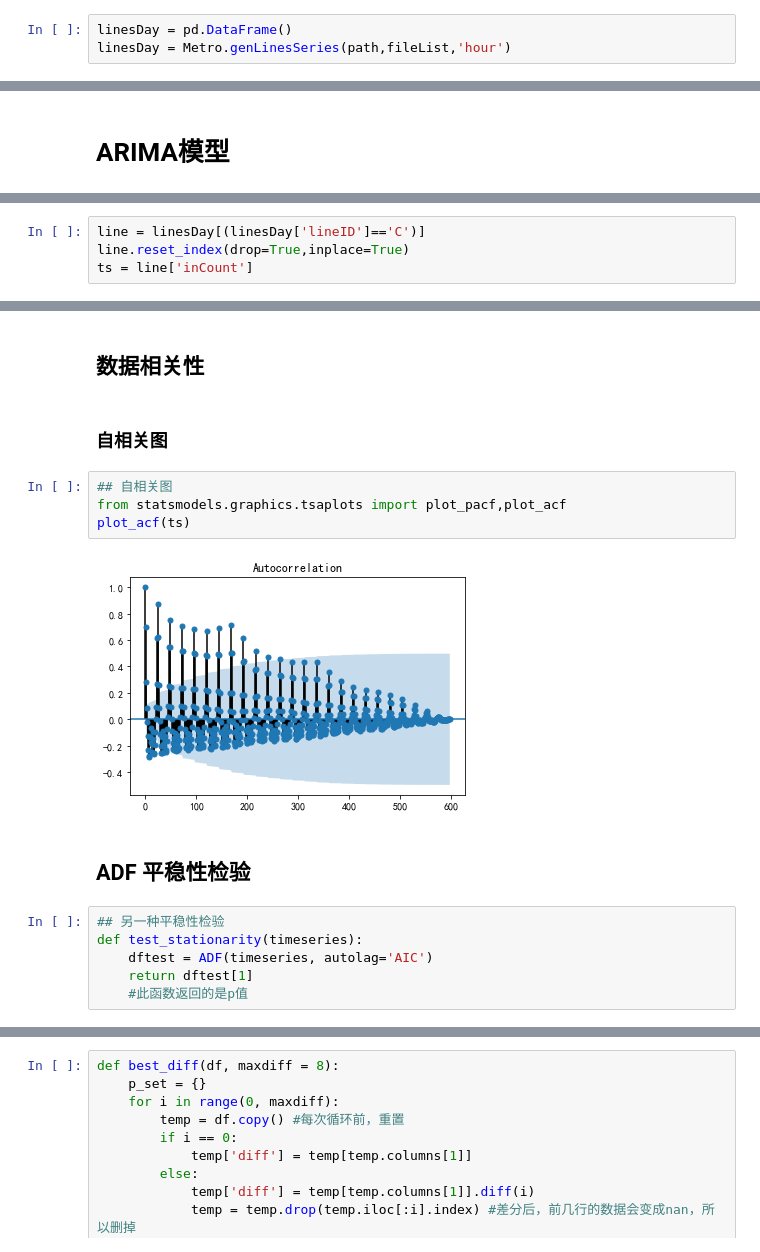
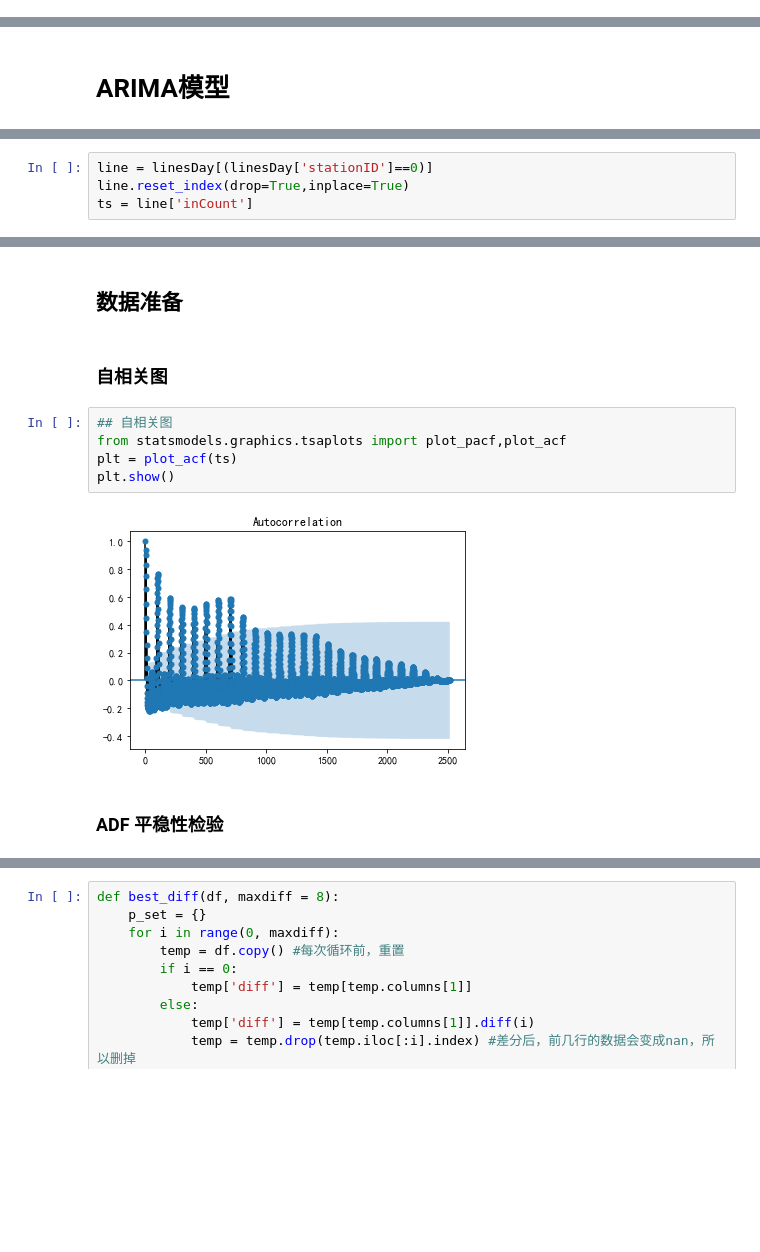
Before and after one commit to lvyuhong/Metro, a Jupyter notebook: AMRAModle.ipynb, the cells around one changed output, grey strips where cells are left out. Cells and saved outputs as stored; diff of their text form; blank space fills up the shorter version.

```diff
--- a/AMRAModle.ipynb
+++ b/AMRAModle.ipynb
@@ -16,3 +12,0 @@ fileList = os.listdir(path)
-# %%
-linesDay = pd.DataFrame()
-linesDay = Metro.genLinesSeries(path,fileList,'hour')
@@ -82,6 +70,6 @@ from statsmodels.tsa.arima_model import ARIMA
 from statsmodels.tsa.arima_model import ARIMA #建立ARIMA(p,1,q)模型
 from statsmodels.stats.diagnostic import acorr_ljungbox #白噪声检验
 # %%
-line = linesDay[(linesDay['lineID']=='C')]
+line = linesDay[(linesDay['stationID']==0)]
 line.reset_index(drop=True,inplace=True)
 ts = line['inCount']
@@ -108,20 +76,15 @@ Name: inCount, Length: 598, dtype: int64
 # %% [markdown]
-## 数据相关性
+## 数据准备
 # %% [markdown]
 ### 自相关图
 # %%
 ## 自相关图
 from statsmodels.graphics.tsaplots import plot_pacf,plot_acf
-plot_acf(ts)
+plt = plot_acf(ts)
+plt.show()
 # %% [output]
-[figure, old version]
+[figure, new version]
 # %% [markdown]
-## ADF 平稳性检验
+### ADF 平稳性检验
-# %%
-## 另一种平稳性检验
-def test_stationarity(timeseries):
-    dftest = ADF(timeseries, autolag='AIC')
-    return dftest[1]
-    #此函数返回的是p值
 # %%
 ## 平稳性检验
```
Also changed, not shown: parts of 35 cells of this notebook, 2 other files.
